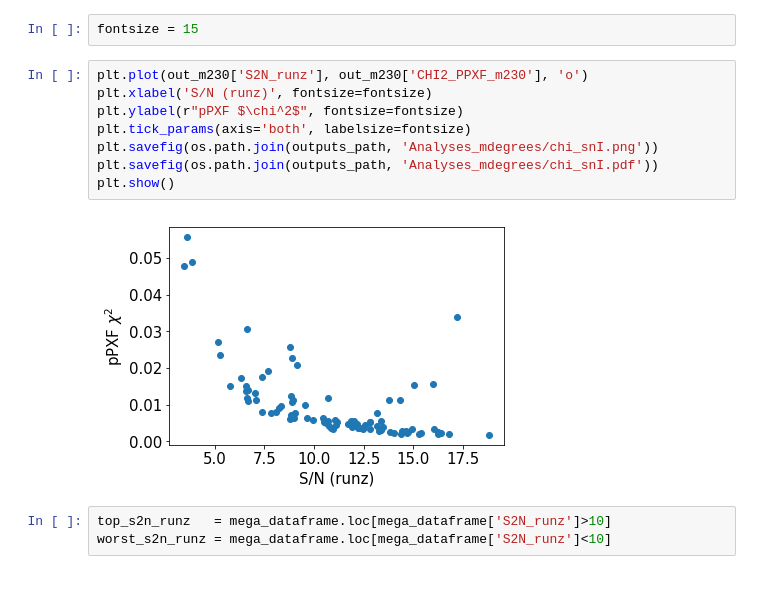
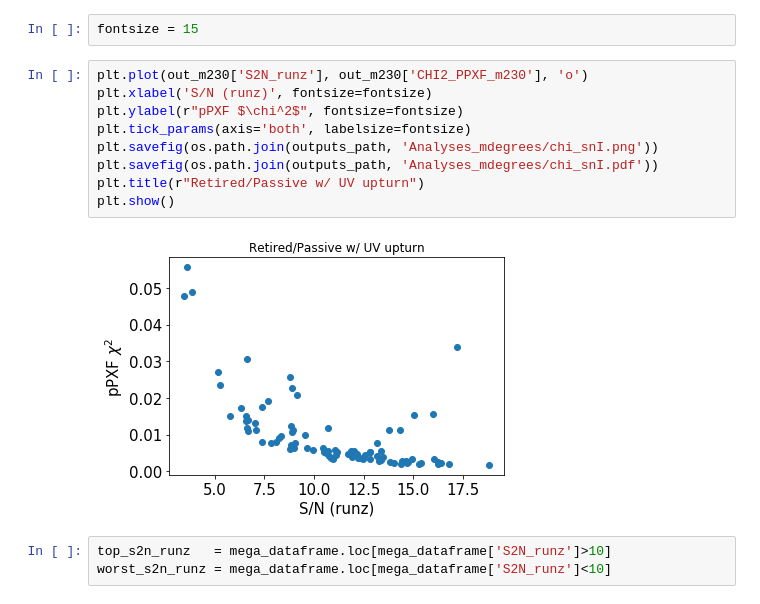
Before and after one commit to mdastro/UVupturn-RSGs, a Jupyter notebook: SEDFitting/pPXF_OUTPUT_ANALYSIS.ipynb, the cells around one changed output. Saved outputs shown, nothing was run; the diff lists cells and outputs as text.

```diff
--- a/SEDFitting/pPXF_OUTPUT_ANALYSIS.ipynb
+++ b/SEDFitting/pPXF_OUTPUT_ANALYSIS.ipynb
@@ -55,13 +55,14 @@ fontsize = 15
 # %%
 plt.plot(out_m230['S2N_runz'], out_m230['CHI2_PPXF_m230'], 'o')
 plt.xlabel('S/N (runz)', fontsize=fontsize)
 plt.ylabel(r"pPXF $\chi^2$", fontsize=fontsize)
 plt.tick_params(axis='both', labelsize=fontsize)
 plt.savefig(os.path.join(outputs_path, 'Analyses_mdegrees/chi_snI.png'))
 plt.savefig(os.path.join(outputs_path, 'Analyses_mdegrees/chi_snI.pdf'))
+plt.title(r"Retired/Passive w/ UV upturn")
 plt.show()
 # %% [output]
-[figure, old version]
+[figure, new version]
 # %%
 top_s2n_runz   = mega_dataframe.loc[mega_dataframe['S2N_runz']>10]
 worst_s2n_runz = mega_dataframe.loc[mega_dataframe['S2N_runz']<10]
```
Also changed, not shown: parts of 1 cell of this notebook, 1 other file.
